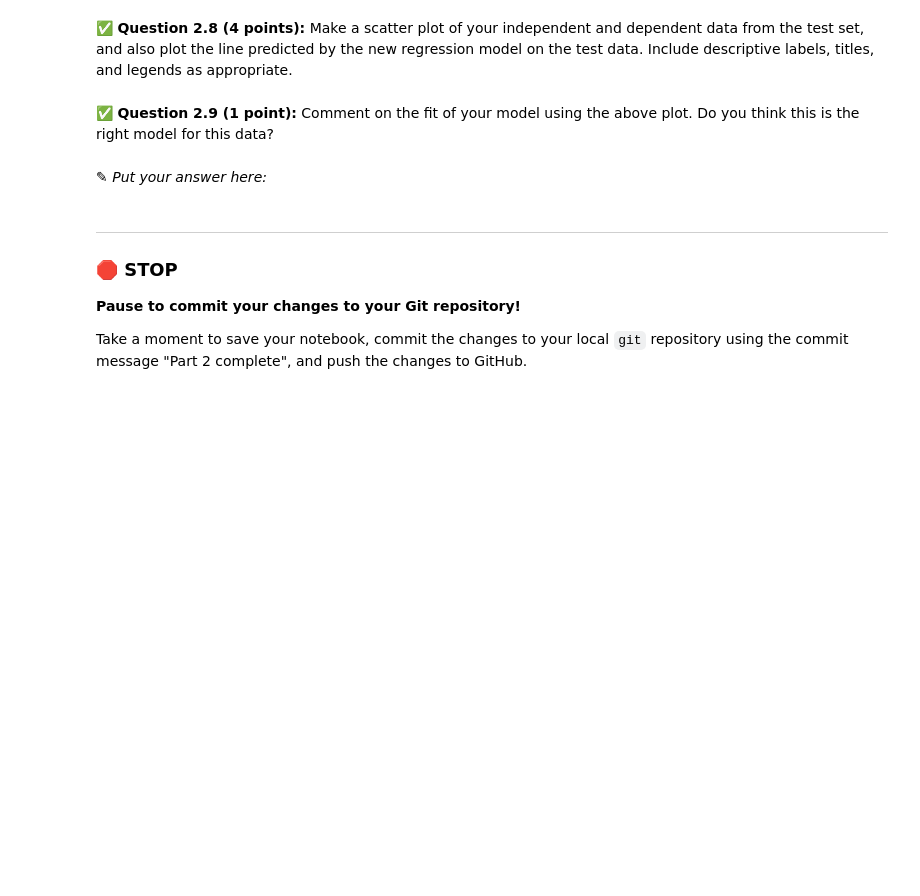
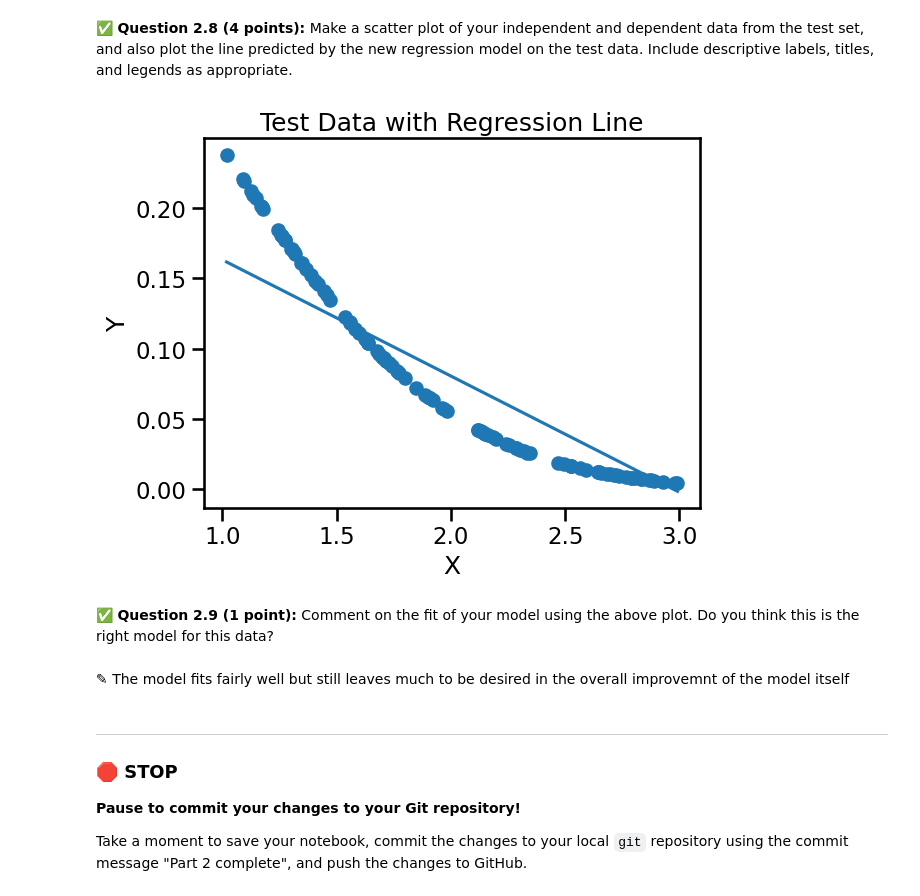
Before and after one commit to JosephM16/CMSE202-f25-turnin, a Jupyter notebook: hw-03/HW-03_Regression-S26-STUDENT.ipynb, the cells around one changed output. Cells and saved outputs as stored; diff of their text form; code cells hidden in the pictures; blank space fills up the shorter version.

```diff
--- a/hw-03/HW-03_Regression-S26-STUDENT.ipynb
+++ b/hw-03/HW-03_Regression-S26-STUDENT.ipynb
@@ -137,2 +184,10 @@ In this part, we'll perform some one-variable linear regression analysis on the
+# %%
+# Put your code here
+test_data = pd.read_csv("https://raw.githubusercontent.com/msu-cmse-courses/cmse202-supplemental-data/main/data/Test_1.csv")
+
+X_test = test_data["X"]
+Y_test = test_data["Y"]
+
+X_test = sm.add_constant(X_test)
 # %% [markdown]
 &#9989; **Question 2.8 (4 points):** Make a scatter plot of your independent and dependent data from the test set, and also plot the line predicted by the new regression model on the test data. Include descriptive labels, titles, and legends as appropriate.
@@ -141,7 +194,22 @@ In this part, we'll perform some one-variable linear regression analysis on the
+# %%
+# Put your answer here
+plt.scatter(test_data["X"], test_data["Y"], label="Test Data")
+
+y_test_pred = model.predict(X_test)
+
+plt.plot(test_data["X"], y_test_pred, label="Regression Line")
+
+plt.xlabel("X")
+plt.ylabel("Y")
+plt.title("Test Data with Regression Line")
+
+plt.show()
+# %% [output]
+[figure, added]
 # %% [markdown]
 &#9989; **Question 2.9 (1 point):** Comment on the fit of your model using the above plot. Do you think this is the right model for this data?
-# %% [markdown]
-<font size=+3>&#9998;</font> _Put your answer here:_
+# %% [markdown]
+<font size=+3>&#9998;</font> The model fits fairly well but still leaves much to be desired in the overall improvemnt of the model itself
 # %% [markdown]
 ---
 ### &#128721; STOP
```
Also changed, not shown: parts of 18 cells of this notebook.
